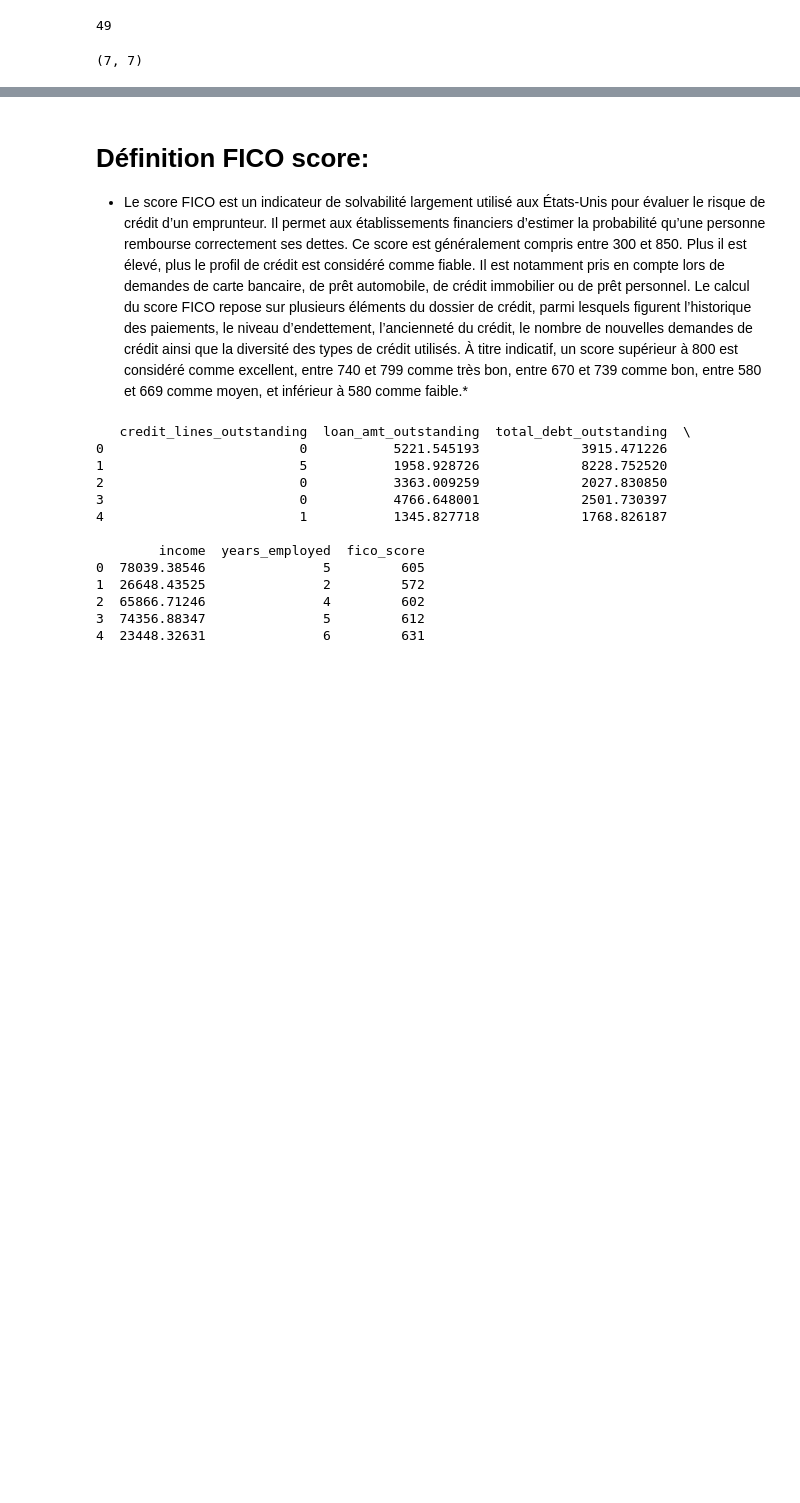
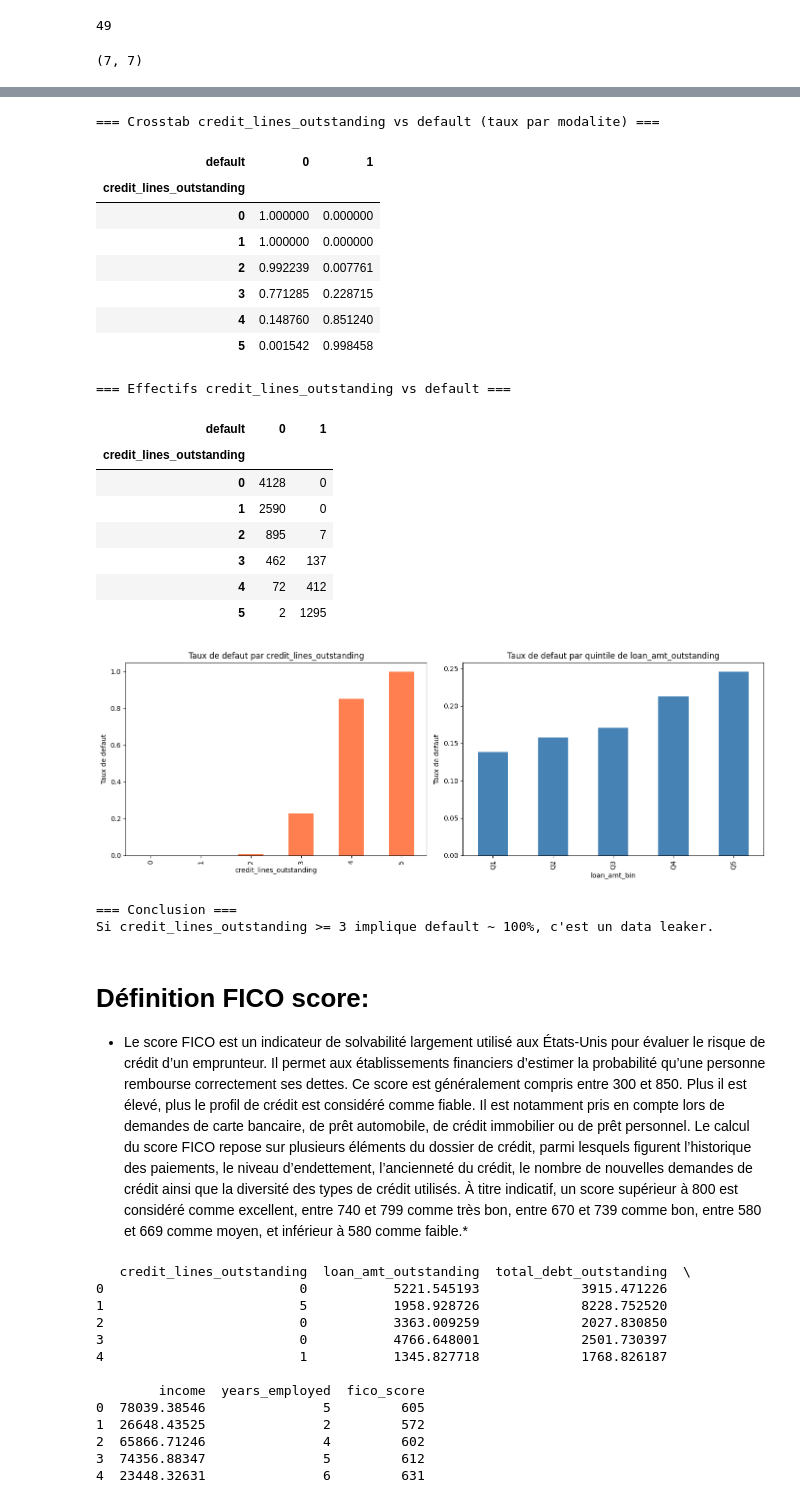
Before and after one commit to guedri-oussama/projet_mlops, a Jupyter notebook: projetmlops.ipynb, the cells around one changed output, grey strips where cells are left out. Cells and saved outputs as stored; diff of their text form; code cells hidden in the pictures; blank space fills up the shorter version.

```diff
--- a/projetmlops.ipynb
+++ b/projetmlops.ipynb
@@ -171,3 +178,58 @@ display(data_net.corr().shape)
+# %%
+# Investigation du leakage : relation entre credit_lines_outstanding et default
+print("=== Crosstab credit_lines_outstanding vs default (taux par modalité) ===")
+ct = pd.crosstab(data['credit_lines_outstanding'], data['default'], normalize='index')
+display(ct)
+
+print("\n=== Effectifs credit_lines_outstanding vs default ===")
+display(pd.crosstab(data['credit_lines_outstanding'], data['default']))
+
+# Visualisation
+fig, axes = plt.subplots(1, 2, figsize=(14, 5))
+
+# Taux de défaut par credit_lines_outstanding
+default_rate = data.groupby('credit_lines_outstanding')['default'].mean()
+default_rate.plot(kind='bar', ax=axes[0], color='coral')
+axes[0].set_title('Taux de défaut par credit_lines_outstanding')
+axes[0].set_ylabel('Taux de defaut')
+
+# Taux de defaut par tranche de loan_amt_outstanding
+data['loan_amt_bin'] = pd.qcut(data['loan_amt_outstanding'], q=5, labels=['Q1','Q2','Q3','Q4','Q5'])
+default_rate_loan = data.groupby('loan_amt_bin')['default'].mean()
+default_rate_loan.plot(kind='bar', ax=axes[1], color='steelblue')
+axes[1].set_title('Taux de défaut par quintile de loan_amt_outstanding')
+axes[1].set_ylabel('Taux de defaut')
+
+plt.tight_layout()
+plt.show()
+
+# Nettoyage colonne temporaire
+data.drop(columns=['loan_amt_bin'], inplace=True)
+
+print("\n=== Conclusion ===")
+print("Si credit_lines_outstanding >= 3 implique default ~ 100%, c'est un data leaker (fuite de données).")
+# %% [output]
+=== Crosstab credit_lines_outstanding vs default (taux par modalite) ===
+| default | 0 | 1 |
+| credit_lines_outstanding |  |  |
+| 0 | 1.000000 | 0.000000 |
+| 1 | 1.000000 | 0.000000 |
+| 2 | 0.992239 | 0.007761 |
+| 3 | 0.771285 | 0.228715 |
+| 4 | 0.148760 | 0.851240 |
+| 5 | 0.001542 | 0.998458 |
+=== Effectifs credit_lines_outstanding vs default ===
+| default | 0 | 1 |
+| credit_lines_outstanding |  |  |
+| 0 | 4128 | 0 |
+| 1 | 2590 | 0 |
+| 2 | 895 | 7 |
+| 3 | 462 | 137 |
+| 4 | 72 | 412 |
+| 5 | 2 | 1295 |
+[figure, added]
+=== Conclusion ===
+Si credit_lines_outstanding >= 3 implique default ~ 100%, c'est un data leaker.
 # %% [markdown]
 # Définition FICO score:
 * Le score FICO est un indicateur de solvabilité largement utilisé aux États-Unis pour évaluer le risque de crédit d’un emprunteur. Il permet aux établissements financiers d’estimer la probabilité qu’une personne rembourse correctement ses dettes.
```
Also changed, not shown: parts of 20 cells of this notebook, 1 other file.
